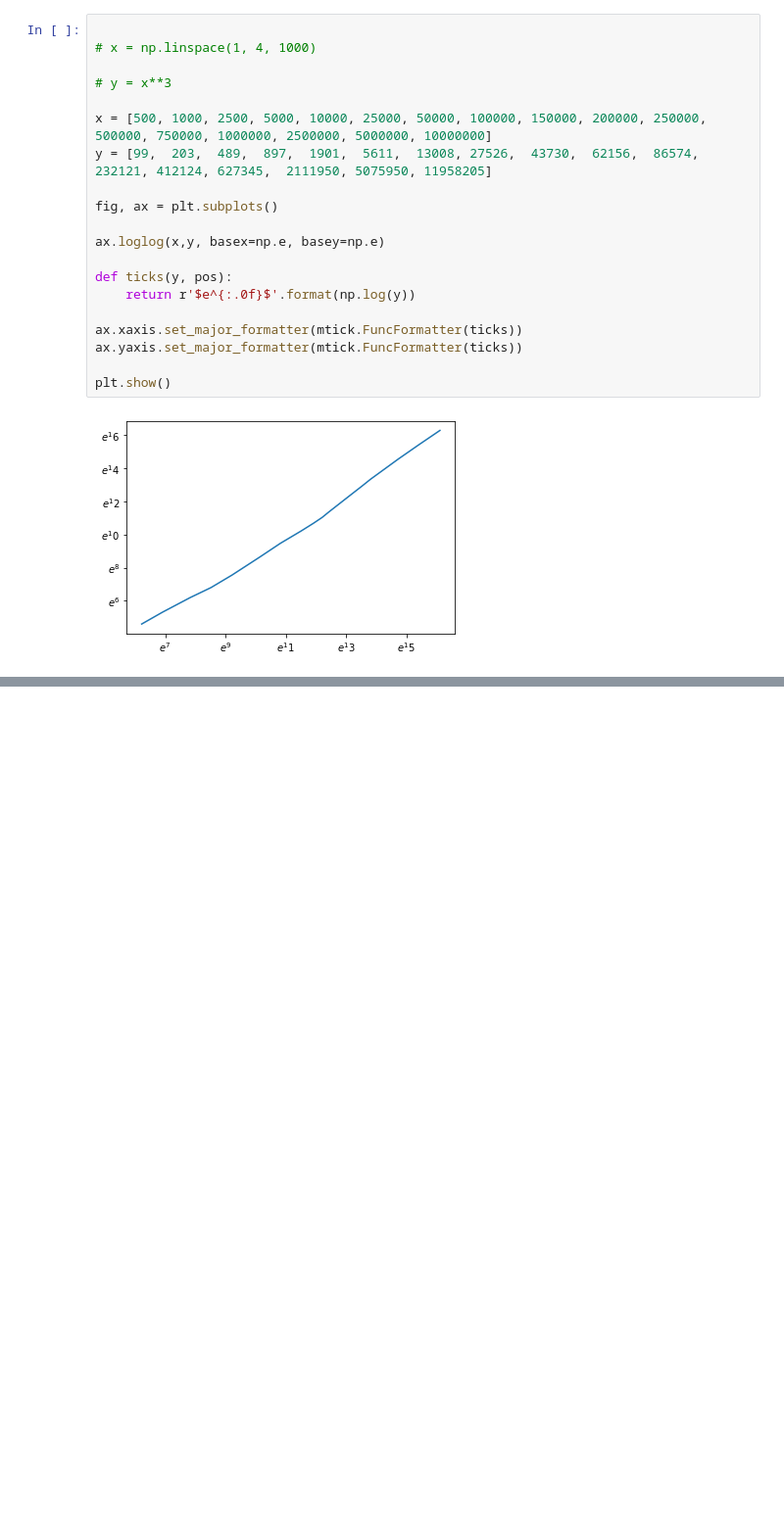
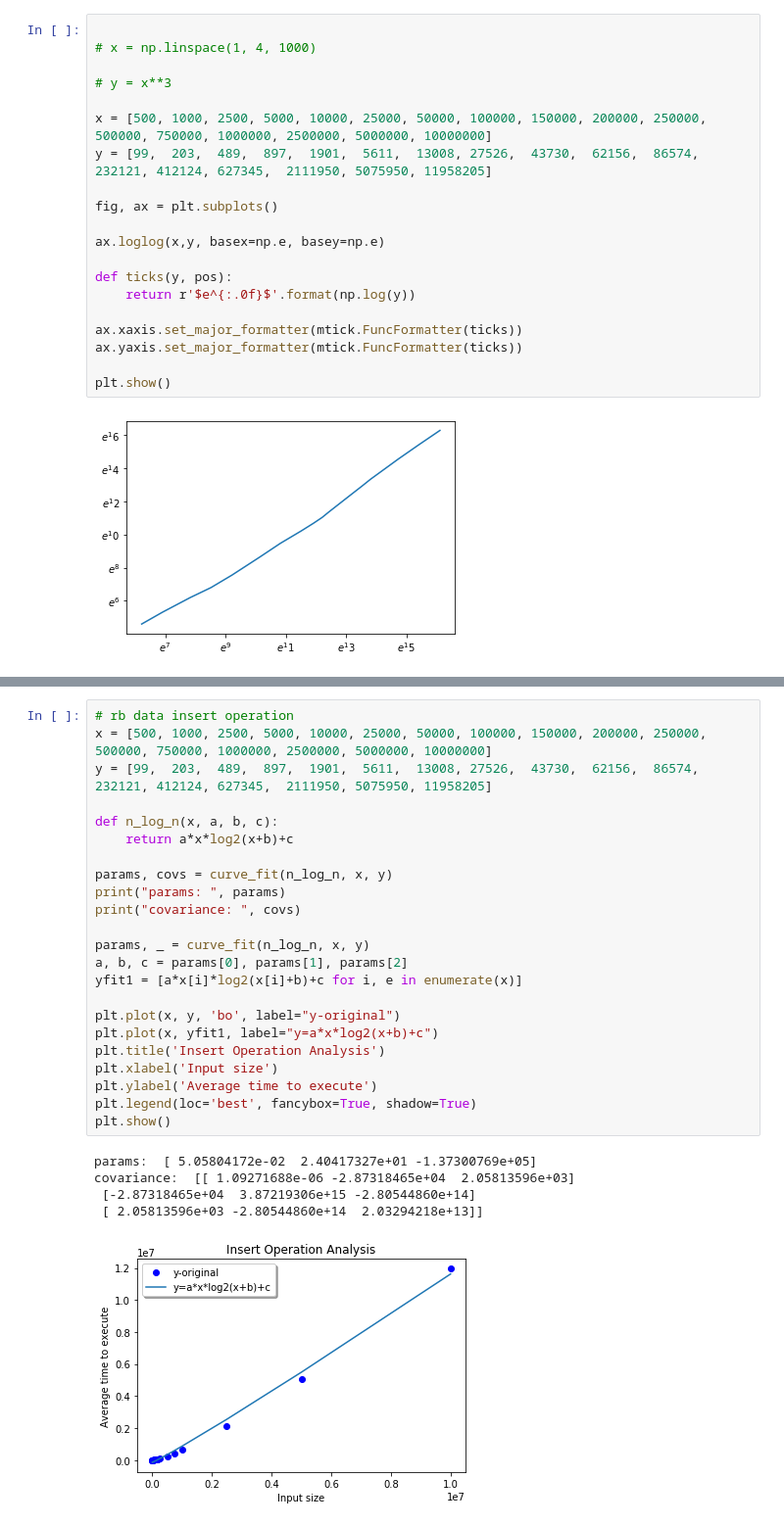
Before and after one commit to thanksgold/IdealAmazon, a Jupyter notebook: Untitled2.ipynb, the cells around one changed output, grey strips where cells are left out. Shown at 98% size. Saved outputs shown, nothing was run; the diff lists cells and outputs as text; blank space fills up the shorter version.

```diff
--- a/Untitled2.ipynb
+++ b/Untitled2.ipynb
@@ -137,0 +142,29 @@ NameError: name 'log' is not defined
+# %%
+# rb data insert operation
+x = [500, 1000, 2500, 5000, 10000, 25000, 50000, 100000, 150000, 200000, 250000, 500000, 750000, 1000000, 2500000, 5000000, 10000000]
+y = [99,  203,  489,  897,  1901,  5611,  13008, 27526,  43730,  62156,  86574,  232121, 412124, 627345,  2111950, 5075950, 11958205]
+
+def n_log_n(x, a, b, c):
+    return a*x*log2(x+b)+c
+
+params, covs = curve_fit(n_log_n, x, y)
+print("params: ", params)
+print("covariance: ", covs)
+
+params, _ = curve_fit(n_log_n, x, y)
+a, b, c = params[0], params[1], params[2]
+yfit1 = [a*x[i]*log2(x[i]+b)+c for i, e in enumerate(x)]
+
+plt.plot(x, y, 'bo', label="y-original")
+plt.plot(x, yfit1, label="y=a*x*log2(x+b)+c")
+plt.title('Insert Operation Analysis')
+plt.xlabel('Input size')
+plt.ylabel('Average time to execute')
+plt.legend(loc='best', fancybox=True, shadow=True)
+plt.show()
+# %% [output]
+params:  [ 5.05804172e-02  2.40417327e+01 -1.37300769e+05]
+covariance:  [[ 1.09271688e-06 -2.87318465e+04  2.05813596e+03]
+ [-2.87318465e+04  3.87219306e+15 -2.80544860e+14]
+ [ 2.05813596e+03 -2.80544860e+14  2.03294218e+13]]
+[figure, added]
```
Also changed, not shown: parts of 5 cells of this notebook, 34 other files.
